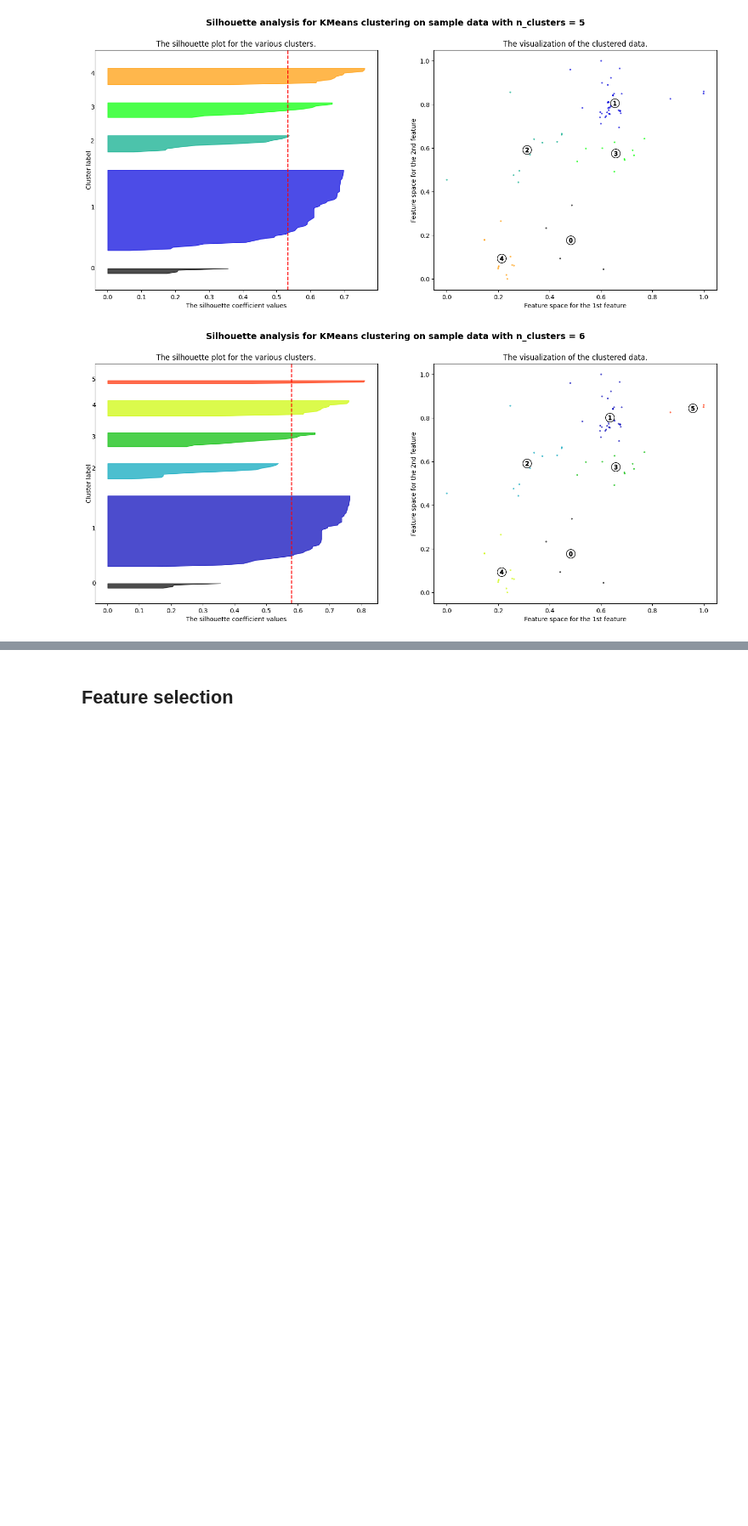
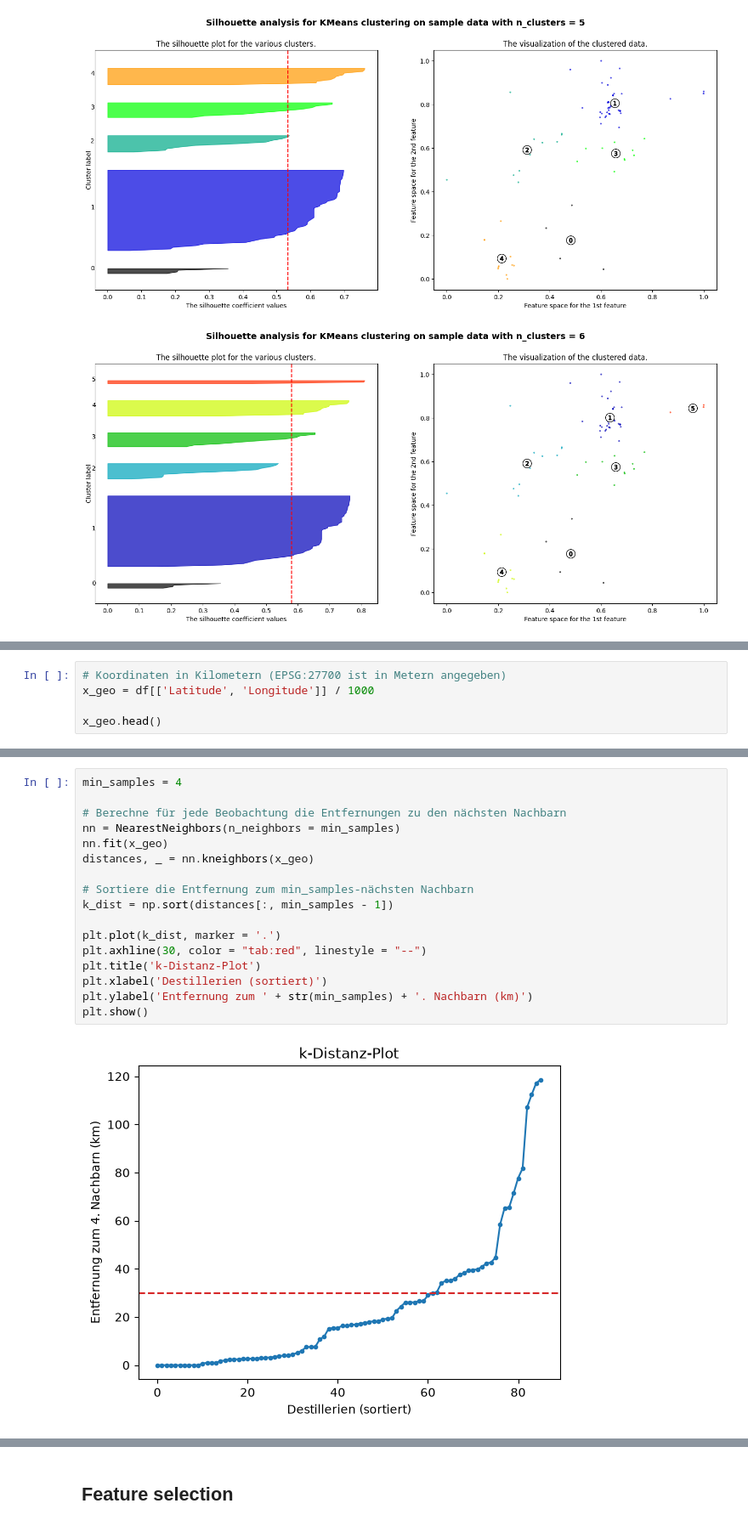
Before and after one commit to franzmohr/intro-data-mining-de, a Jupyter notebook: 04-data-mining-cluster-analysis.ipynb, the cells around one changed output, grey strips where cells are left out. Shown at 85% size. Saved outputs shown, nothing was run; the diff lists cells and outputs as text; blank space fills up the shorter version.

```diff
--- a/04-data-mining-cluster-analysis.ipynb
+++ b/04-data-mining-cluster-analysis.ipynb
@@ -460,0 +551,5 @@ x_scaled
+# %%
+# Koordinaten in Kilometern (EPSG:27700 ist in Metern angegeben)
+x_geo = df[['Latitude', 'Longitude']] / 1000
+
+x_geo.head()
@@ -460,0 +567,19 @@ x_scaled
+# %%
+min_samples = 4
+
+# Berechne für jede Beobachtung die Entfernungen zu den nächsten Nachbarn
+nn = NearestNeighbors(n_neighbors = min_samples)
+nn.fit(x_geo)
+distances, _ = nn.kneighbors(x_geo)
+
+# Sortiere die Entfernung zum min_samples-nächsten Nachbarn
+k_dist = np.sort(distances[:, min_samples - 1])
+
+plt.plot(k_dist, marker = '.')
+plt.axhline(30, color = "tab:red", linestyle = "--")
+plt.title('k-Distanz-Plot')
+plt.xlabel('Destillerien (sortiert)')
+plt.ylabel('Entfernung zum ' + str(min_samples) + '. Nachbarn (km)')
+plt.show()
+# %% [output]
+[figure, added]
```
Also changed, not shown: parts of 84 cells of this notebook.
